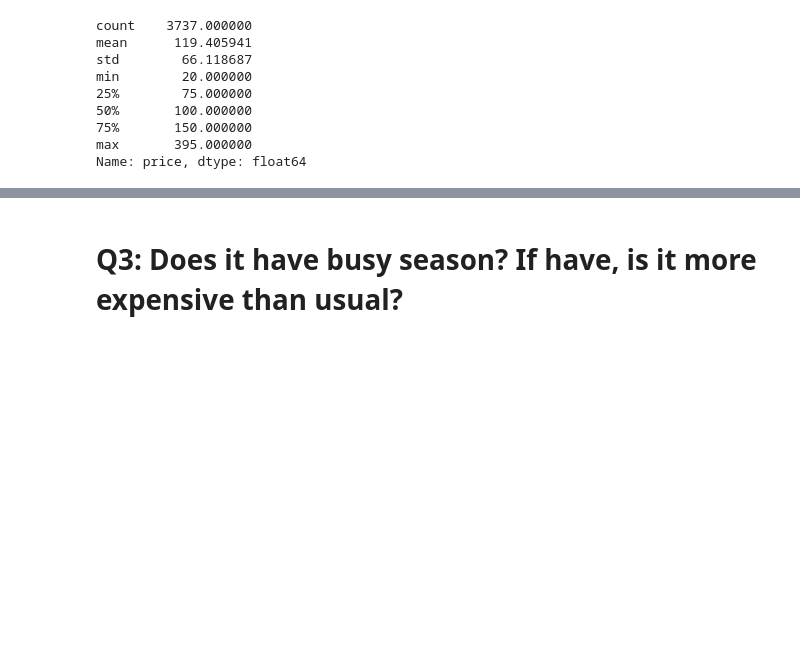
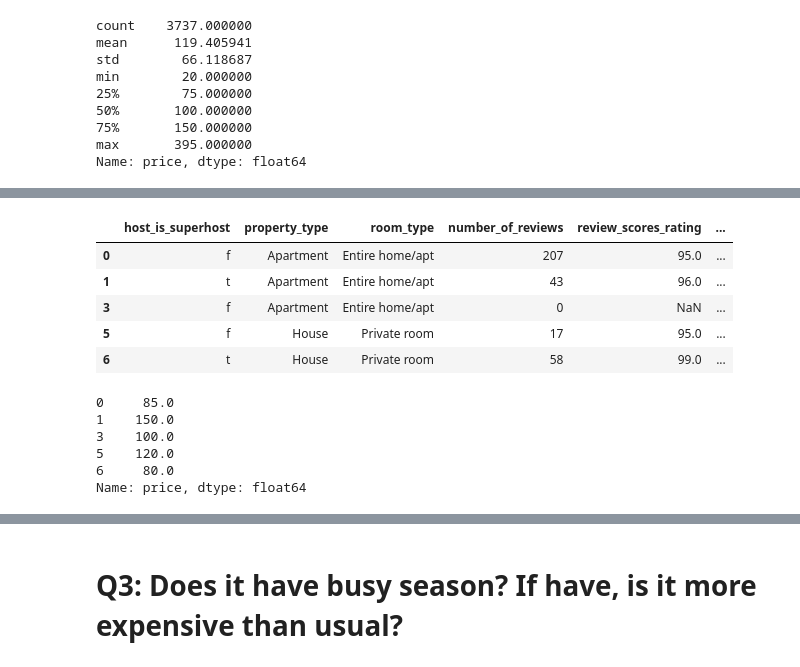
Before and after one commit to agave030/Udacity_nanodegree_data_scientist, a Jupyter notebook: Project 1/Seattle_data_analyzing.ipynb, the cells around one changed output, grey strips where cells are left out. Saved outputs shown, nothing was run; the diff lists cells and outputs as text; code cells hidden in the pictures; blank space fills up the shorter version.

```diff
--- a/Project 1/Seattle_data_analyzing.ipynb
+++ b/Project 1/Seattle_data_analyzing.ipynb
@@ -249,0 +232,4 @@ Because the review doesn't mean the outlier, I don't remove any data.
+# %%
+listing_prediction = listing[['host_is_superhost', 'property_type', 'room_type', 'number_of_reviews', 'review_scores_rating', 'cancellation_policy', 'price']]
+
+listing_prediction.info()
@@ -249,0 +251,7 @@ Because the review doesn't mean the outlier, I don't remove any data.
+# %%
+# remove the outlier of price
+delete = []
+for i in range(len(listing_prediction['price'])):
+    if listing_prediction['price'].iloc[i] > (listing_prediction['price'].mean() + 3 * listing_prediction['price'].std()) or listing_prediction['price'].iloc[i] < (listing_prediction['price'].mean() - 3 * listing_prediction['price'].std()):
+        delete.append(listing_prediction['price'].index[i])
+listing_prediction = listing_prediction.drop(delete)
@@ -249,0 +269,3 @@ Because the review doesn't mean the outlier, I don't remove any data.
+# %%
+listing_prediction = listing_prediction.dropna(subset=['host_is_superhost', 'property_type'])
+np.sum(listing_prediction.isnull())
@@ -249,0 +281,24 @@ Because the review doesn't mean the outlier, I don't remove any data.
+# %%
+# Create X (all the feature columns)
+X = listing_prediction.drop('price', axis=1)
+
+# Create Y (the target column)
+y = listing_prediction['price']
+# %%
+X.head()
+# %% [output]
+|  | host_is_superhost | property_type | room_type | number_of_reviews | review_scores_rating | ... |
+| 0 | f | Apartment | Entire home/apt | 207 | 95.0 | ... |
+| 1 | t | Apartment | Entire home/apt | 43 | 96.0 | ... |
+| 3 | f | Apartment | Entire home/apt | 0 | NaN | ... |
+| 5 | f | House | Private room | 17 | 95.0 | ... |
+| 6 | t | House | Private room | 58 | 99.0 | ... |
+# %%
+y.head()
+# %% [output]
+0     85.0
+1    150.0
+3    100.0
+5    120.0
+6     80.0
+Name: price, dtype: float64
```
Also changed, not shown: parts of 62 cells of this notebook, 1 other file.
